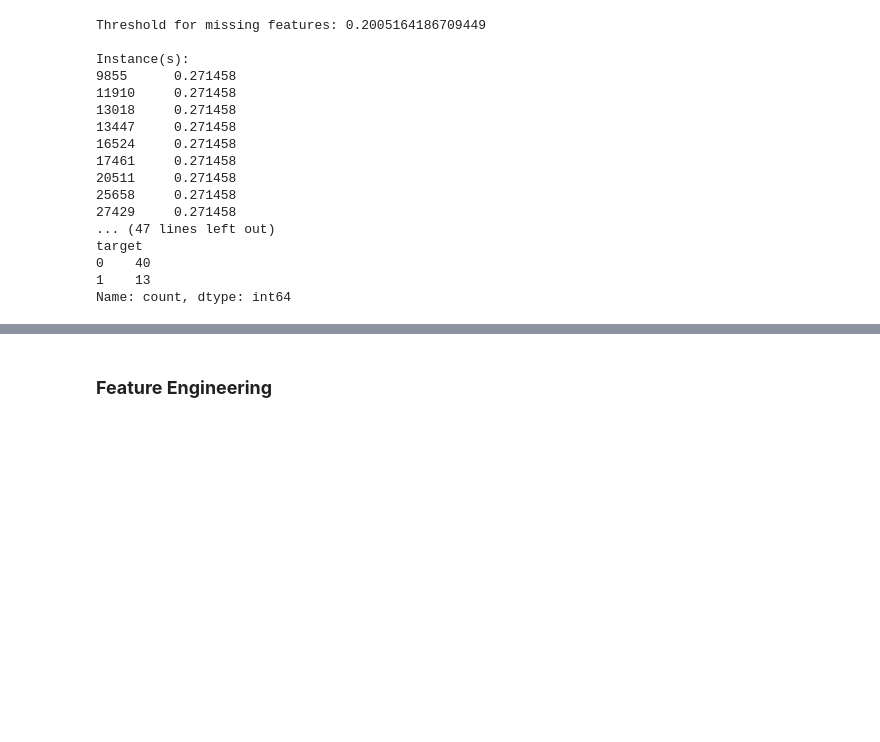
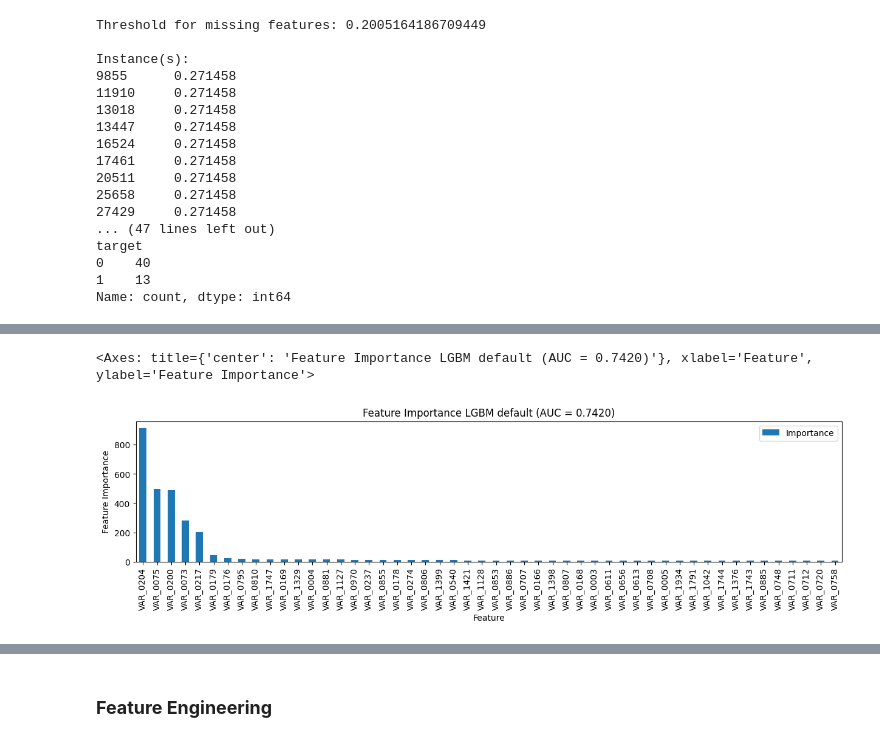
Before and after one commit to rezadzikri19/CLF-Spring-Leaf-Markeing-Response, a Jupyter notebook: marketing_classification.ipynb, the cells around one changed output, grey strips where cells are left out. Drawn from its saved outputs; the diff is of its cells as text; code cells hidden in the pictures; blank space fills up the shorter version.

```diff
--- a/marketing_classification.ipynb
+++ b/marketing_classification.ipynb
@@ -219,0 +260,3 @@ Name: count, dtype: int64
+# %%
+n_splits = 10
+skf = StratifiedKFold(n_splits=n_splits, shuffle=True, random_state=42)
@@ -219,0 +265,2 @@ Name: count, dtype: int64
+# %%
+classifier = LGBMClassifier(objective='binary', metric='auc', n_jobs=-1)
@@ -219,0 +269,21 @@ Name: count, dtype: int64
+# %%
+X_num_cols = X.select_dtypes(exclude='category').columns
+X_cat_cols = X.select_dtypes('category').columns
+# %%
+auc_scores = np.zeros(n_splits)
+
+for fold, (train_idx, valid_idx) in enumerate(skf.split(X, y)):
+  X_train, X_valid = X.iloc[train_idx], X.iloc[valid_idx]
+  y_train, y_valid = y.iloc[train_idx], y.iloc[valid_idx]
+
+  classifier.fit(X_train, y_train, categorical_feature=X_cat_cols.to_list())
+
+  y_probs = classifier.predict_proba(X_valid)[:, 1]
+
+  auc = roc_auc_score(y_valid, y_probs)
+  auc_scores[fold] = auc
+
+  print(f'Fold {fold} => AUC score: {auc}')
+
+mean_auc = np.mean(auc_scores)
+print(f'Mean AUC oof score: {mean_auc:.4f}')
@@ -219,0 +308,13 @@ Name: count, dtype: int64
+# %%
+feature_importance_df = pd.DataFrame({'Feature': classifier.feature_name_, 'Importance': classifier.feature_importances_})
+feature_importance_df = feature_importance_df.sort_values(by='Importance', ascending=False)
+feature_importance_df[:50].plot(kind='bar',
+                                x='Feature',
+                                y='Importance',
+                                title=f'Feature Importance LGBM default (AUC = {mean_auc:.4f})',
+                                xlabel='Feature',
+                                ylabel='Feature Importance',
+                                figsize=(15, 3))
+# %% [output]
+<Axes: title={'center': 'Feature Importance LGBM default (AUC = 0.7420)'}, xlabel='Feature', ylabel='Feature Importance'>
+[figure, added]
```
Also changed, not shown: parts of 15 cells of this notebook.
